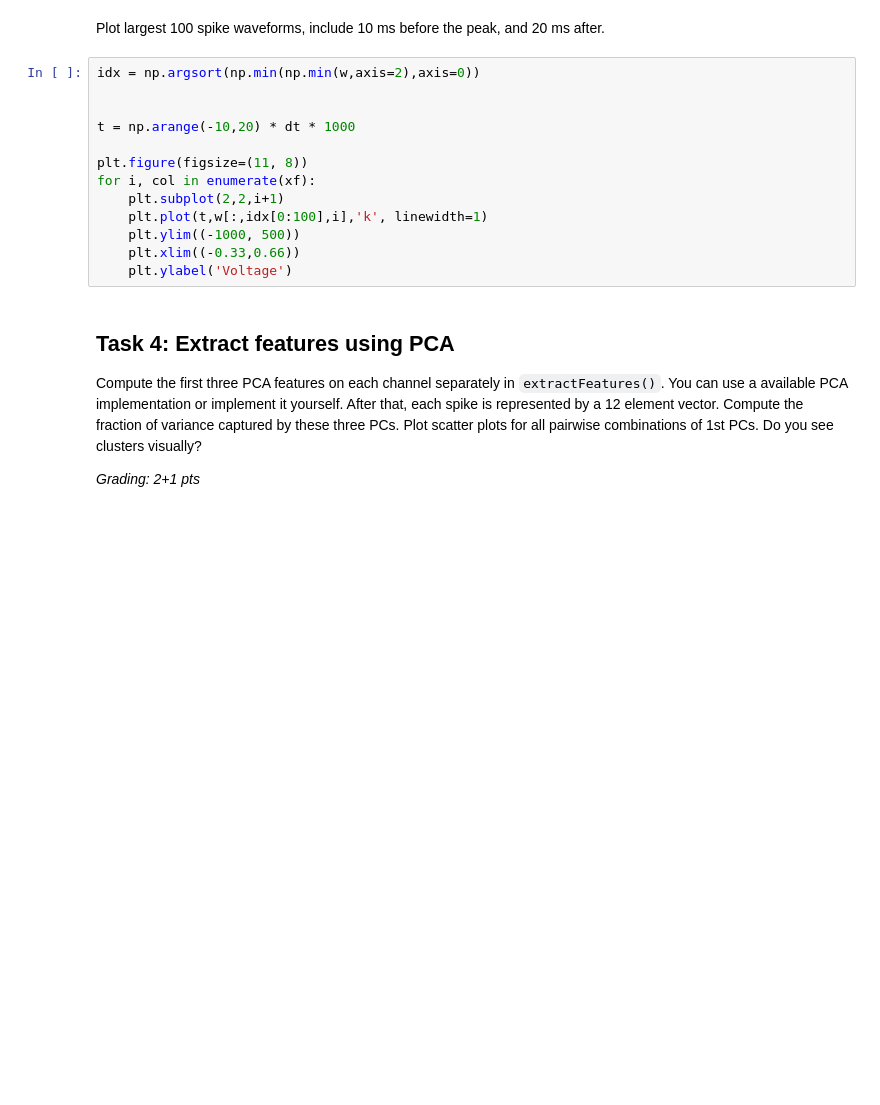
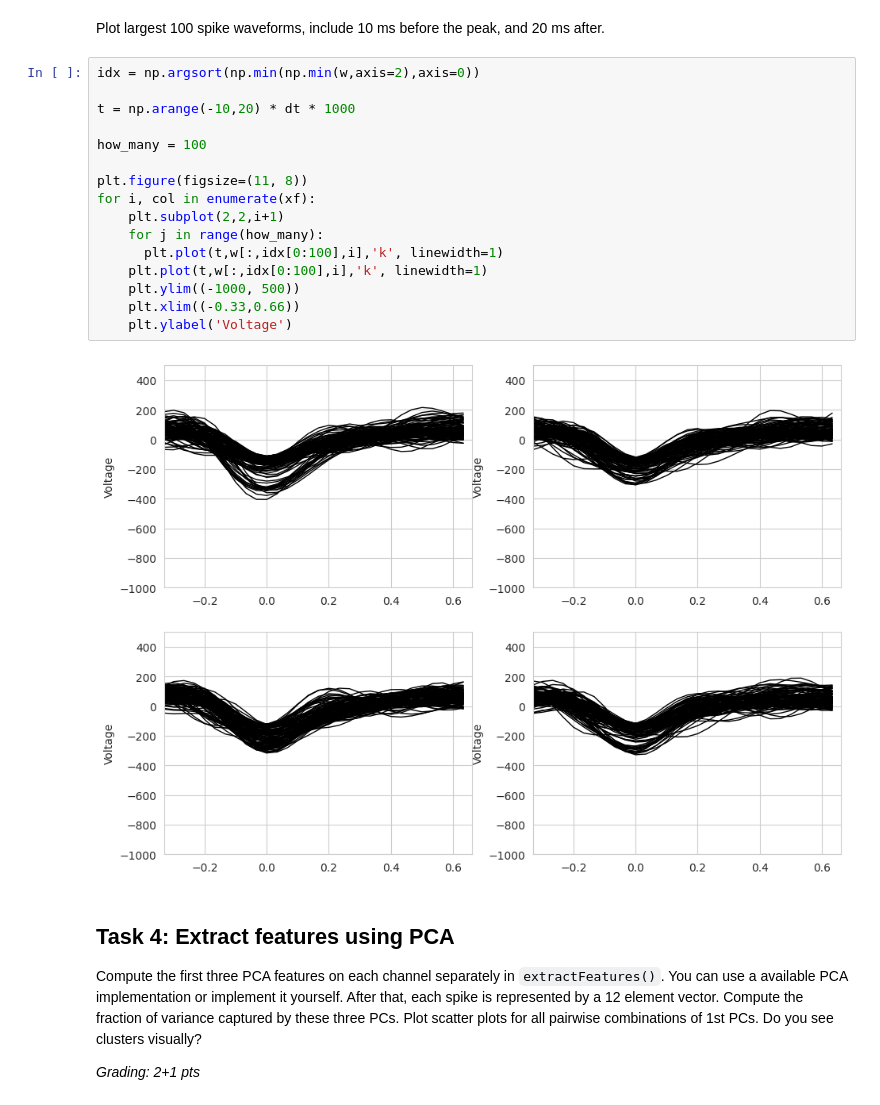
Before and after one commit to hoeksemaa/neural_signal_processing, a Jupyter notebook: data/CodingLab1.ipynb, the cells around one changed output. Saved outputs shown, nothing was run; the diff lists cells and outputs as text; blank space fills up the shorter version.

````diff
--- a/data/CodingLab1.ipynb
+++ b/data/CodingLab1.ipynb
@@ -261,16 +268,21 @@ Plot largest 100 spike waveforms, include 10 ms before the peak, and 20 ms after
 # %%
 idx = np.argsort(np.min(np.min(w,axis=2),axis=0))
 
+t = np.arange(-10,20) * dt * 1000
 
-t = np.arange(-10,20) * dt * 1000
+how_many = 100
 
 plt.figure(figsize=(11, 8))
 for i, col in enumerate(xf):
     plt.subplot(2,2,i+1)
+    for j in range(how_many):
+      plt.plot(t,w[:,idx[0:100],i],'k', linewidth=1)
     plt.plot(t,w[:,idx[0:100],i],'k', linewidth=1)
     plt.ylim((-1000, 500))
     plt.xlim((-0.33,0.66))
     plt.ylabel('Voltage')
+# %% [output]
+[figure, added]
 # %% [markdown]
 ## Task 4: Extract features using PCA
 Compute the first three PCA features on each channel separately in ```extractFeatures()```. You can use a available PCA implementation or implement it yourself. After that, each spike is represented by a 12 element vector. Compute the fraction of variance captured by these three PCs.
````
Also changed, not shown: parts of 7 cells of this notebook.
